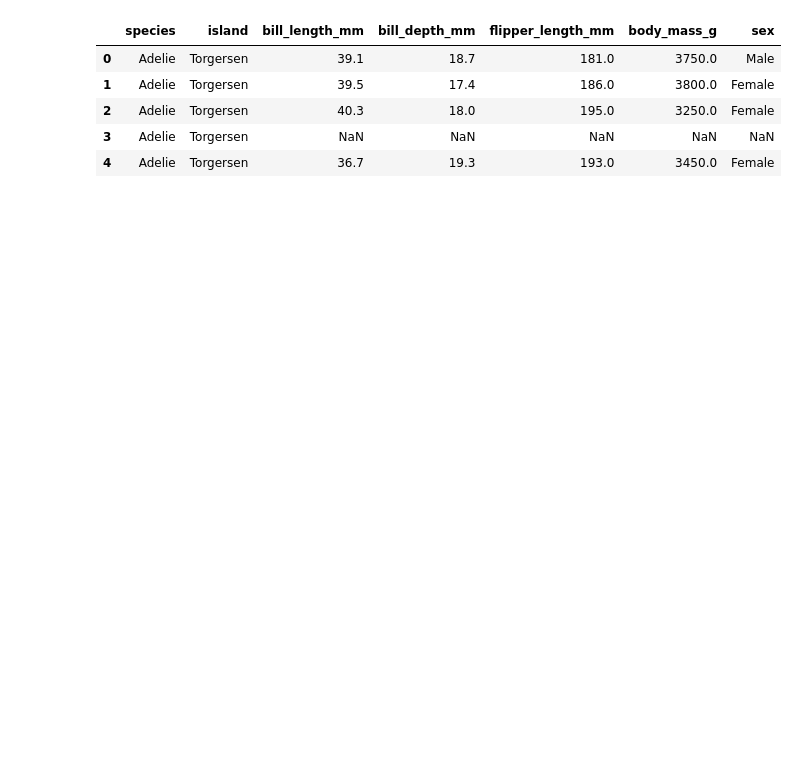
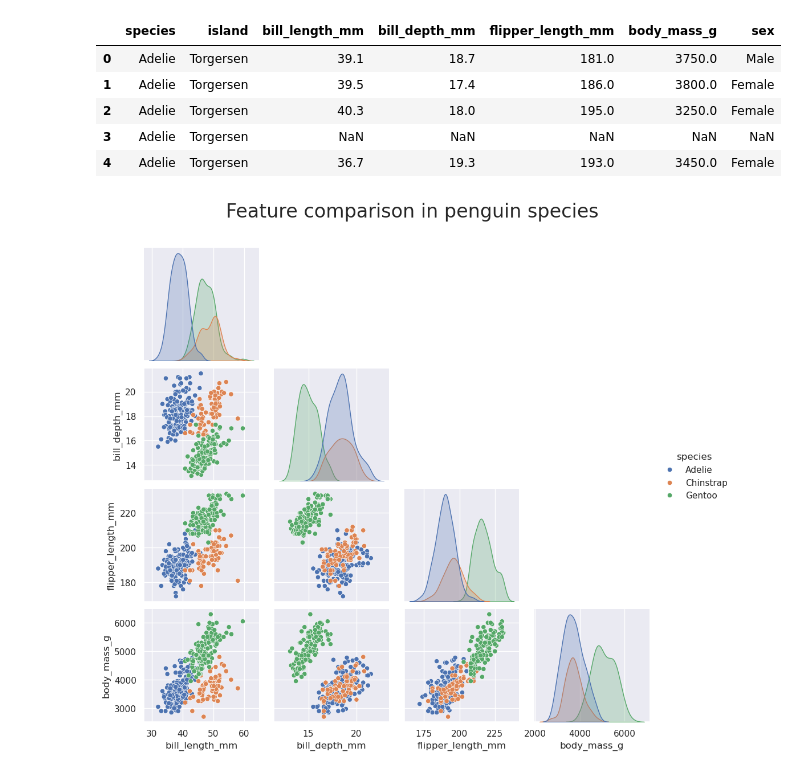
Before and after one commit to Michal-Radomski/Python-Data-Visualization, a Jupyter notebook: 01 Data Visualization/02_Seaborn/penguin.ipynb, the cells around one changed output. Saved outputs shown, nothing was run; the diff lists cells and outputs as text; code cells hidden in the pictures; blank space fills up the shorter version.

Commit message:
Data Visualization in Python course - commit 18

```diff
--- a/01 Data Visualization/02_Seaborn/penguin.ipynb
+++ b/01 Data Visualization/02_Seaborn/penguin.ipynb
@@ -12,0 +16,7 @@ penguins.head()
+# %%
+grid=sns.pairplot(data=penguins, hue="species", corner=True)
+grid.fig.suptitle("Feature comparison in penguin species", size=24)
+grid.tight_layout()
+grid.fig.subplots_adjust(top=0.9)
+# %% [output]
+[figure, added]
```
Also changed, not shown: parts of 1 cell of this notebook.
